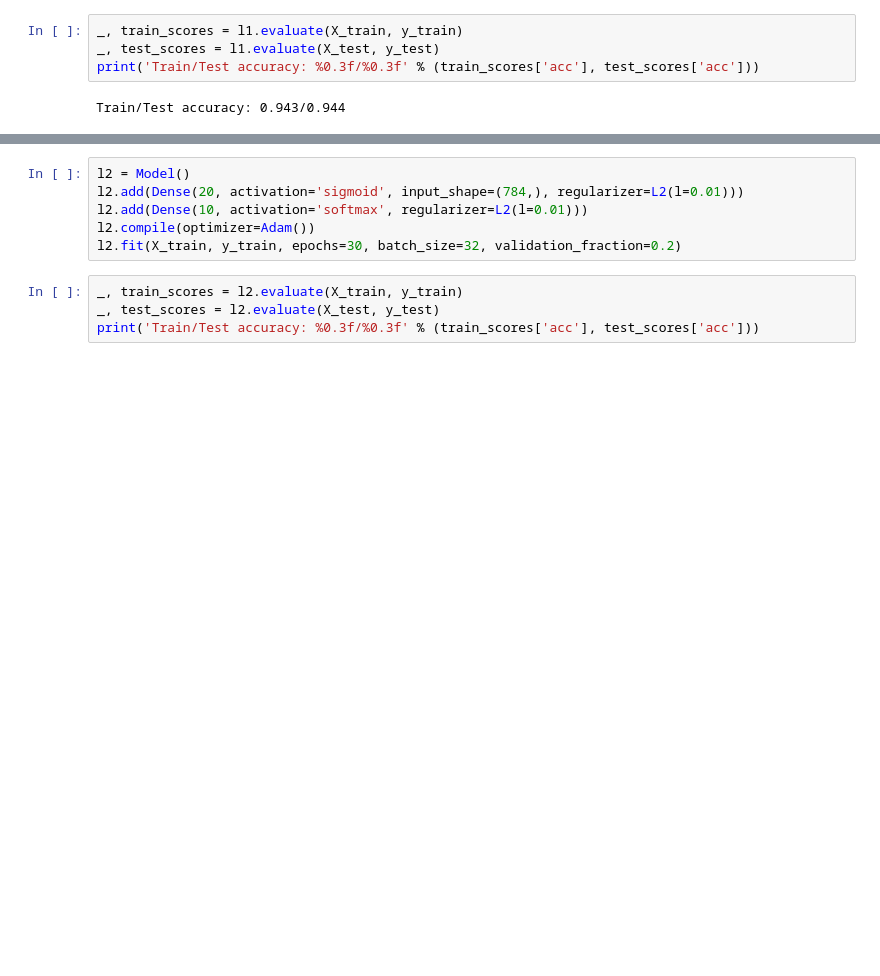
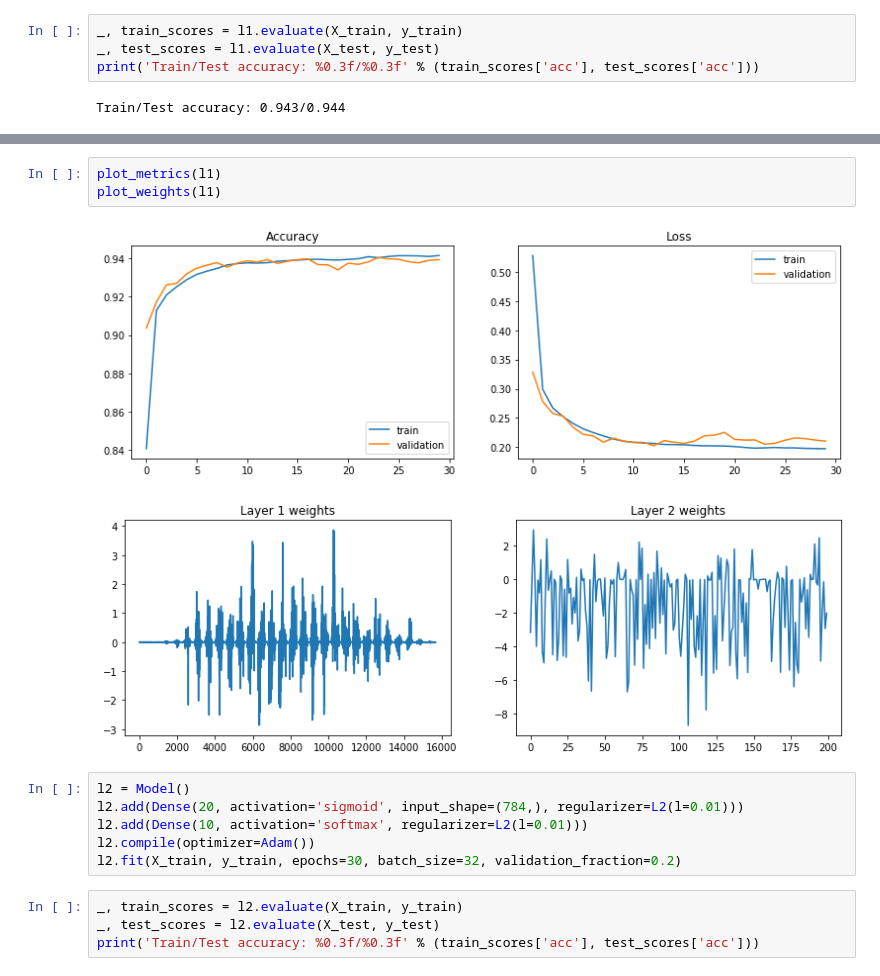
Before and after one commit to rod1n/machine-learning, a Jupyter notebook: examples/regularization/regularizers.ipynb, the cells around one changed output, grey strips where cells are left out. Drawn from its saved outputs; the diff is of its cells as text; blank space fills up the shorter version.

```diff
--- a/examples/regularization/regularizers.ipynb
+++ b/examples/regularization/regularizers.ipynb
@@ -75,3 +78,9 @@ plt.show()
+# %%
+plot_metrics(l1)
+plot_weights(l1)
+# %% [output]
+[figure, added]
+[figure, added]
 # %%
 l2 = Model()
 l2.add(Dense(20, activation='sigmoid', input_shape=(784,), regularizer=L2(l=0.01)))
```
Also changed, not shown: parts of 8 cells of this notebook.
